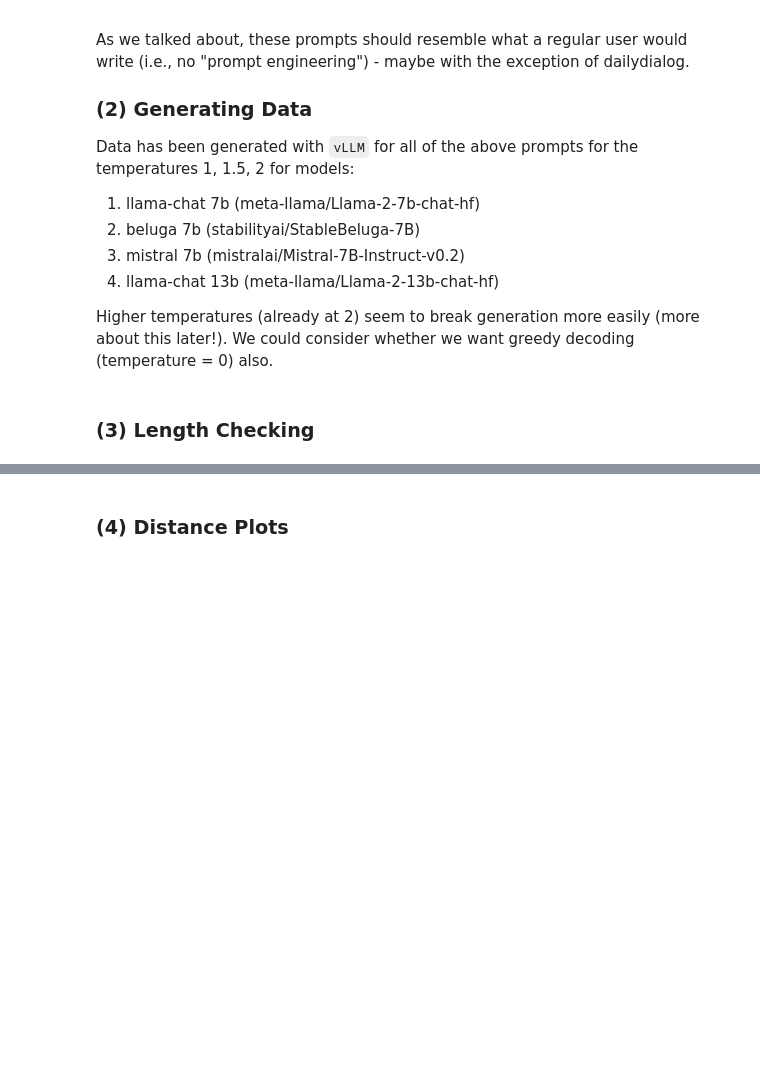
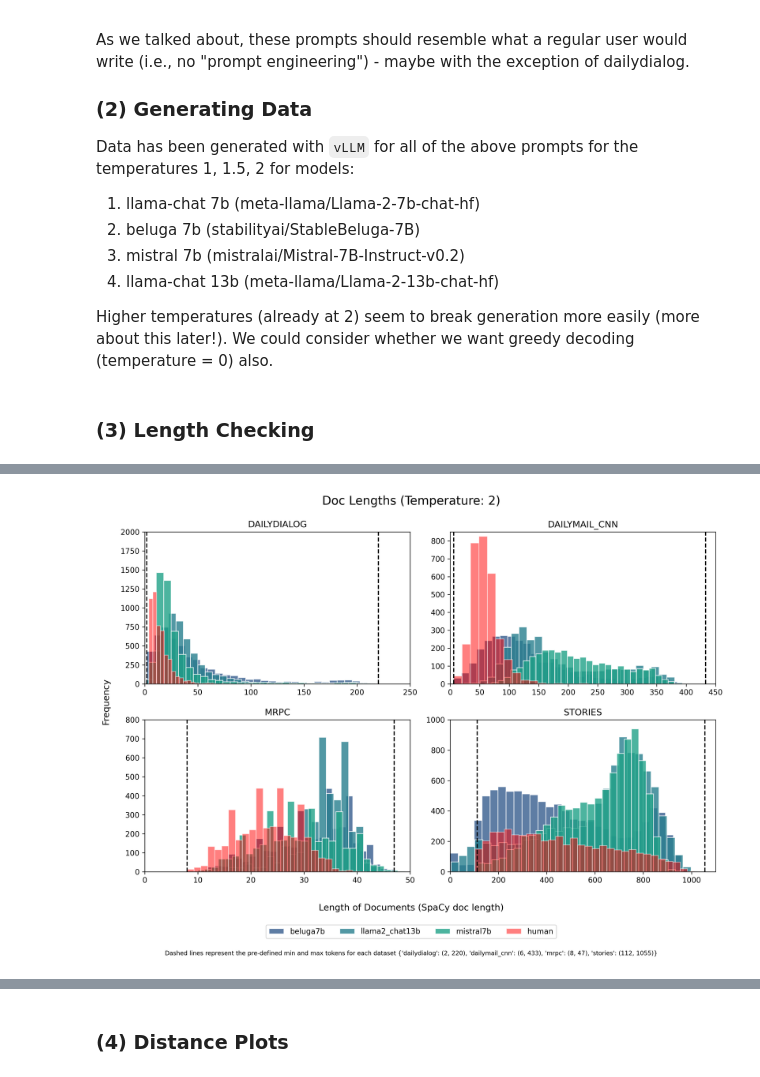
Before and after one commit to rbroc/echo, a Jupyter notebook: notes/progress-14-03-24.ipynb, the cells around one changed output, grey strips where cells are left out. Saved outputs shown, nothing was run; the diff lists cells and outputs as text; code cells hidden in the pictures; blank space fills up the shorter version.

```diff
--- a/notes/progress-14-03-24.ipynb
+++ b/notes/progress-14-03-24.ipynb
@@ -39,0 +46,4 @@ Higher temperatures (already at 2) seem to break generation more easily (more ab
+# %%
+Image(images[0], width=800, height=800)
+# %% [output]
+[figure, added]
```
Also changed, not shown: parts of 6 cells of this notebook.
